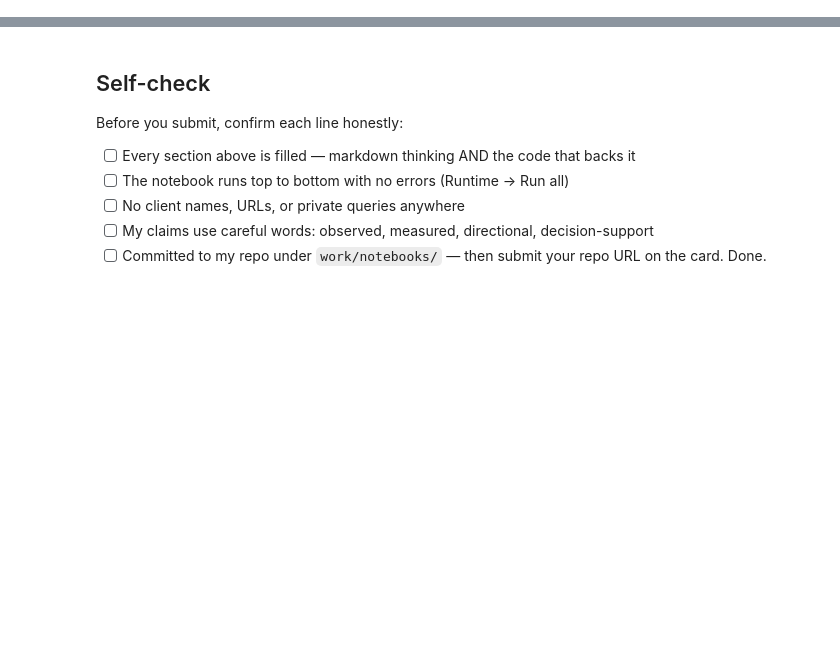
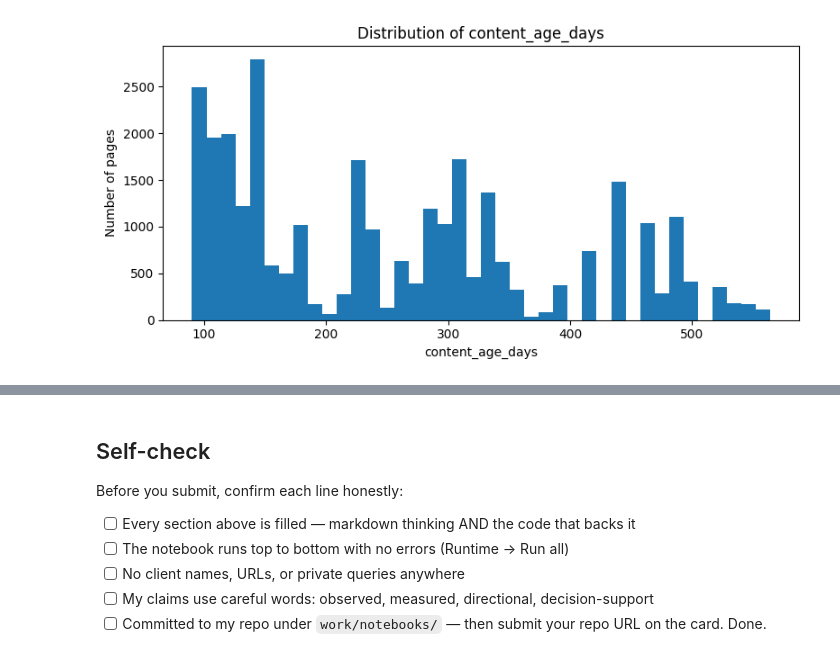
Before and after one commit to sunainakhatwani12/flyrank-ml-internship-sunaina, a Jupyter notebook: work/notebooks/w03_feature_leakage_check.ipynb, the cells around one changed output, grey strips where cells are left out. Saved outputs shown, nothing was run; the diff lists cells and outputs as text; code cells hidden in the pictures; blank space fills up the shorter version.

Commit message:
Complete w03 feature leakage check

```diff
--- a/work/notebooks/w03_feature_leakage_check.ipynb
+++ b/work/notebooks/w03_feature_leakage_check.ipynb
@@ -147,5 +10,0 @@ Label-derived fields, client identifiers, and future information are not include
-# %%
-print("Feature Summary\n")
-
-for column in feature_vector.columns:
-    print(f"{column:30} Missing values: {feature_vector[column].isna().sum()}")
@@ -296,0 +15,79 @@ These exclusions help ensure that the model learns only from historical informat
+# %%
+import numpy as np
+import pandas as pd
+import matplotlib.pyplot as plt
+
+DATA_URL = (
+    "https://raw.githubusercontent.com/"
+    "sunainakhatwani12/flyrank-ml-internship-sunaina/"
+    "main/data/raw/content_refresh_anonymized.csv"
+)
+
+df = pd.read_csv(DATA_URL)
+
+distribution_fields = [
+    "content_age_days",
+    "impressions_90d",
+    "clicks_90d",
+    "ctr",
+    "avg_position",
+    "engagement_rate"
+]
+
+available_fields = [
+    column for column in distribution_fields
+    if column in df.columns
+]
+
+print("Dataset shape:", df.shape)
+print("Fields reviewed:", available_fields)
+
+summary = df[available_fields].describe(
+    percentiles=[0.25, 0.50, 0.75, 0.90, 0.95, 0.99]
+).transpose()
+
+summary["missing"] = df[available_fields].isna().sum()
+
+display(
+    summary[
+        [
+            "count",
+            "mean",
+            "50%",
+            "75%",
+            "90%",
+            "95%",
+            "99%",
+            "max",
+            "missing"
+        ]
+    ].round(3)
+)
+
+for column in available_fields:
+    values = pd.to_numeric(df[column], errors="coerce").dropna()
+
+    plt.figure(figsize=(8, 4))
+    plt.hist(values, bins=40)
+    plt.title(f"Distribution of {column}")
+    plt.xlabel(column)
+    plt.ylabel("Number of pages")
+    plt.tight_layout()
+    plt.show()
+
+print("\nHeavy-tail check")
+
+for column in ["impressions_90d", "clicks_90d"]:
+    if column in df.columns:
+        values = pd.to_numeric(df[column], errors="coerce").dropna()
+
+        median_value = values.median()
+        p99_value = values.quantile(0.99)
+        maximum_value = values.max()
+
+        print(
+            f"{column}: median={median_value:.2f}, "
+            f"99th percentile={p99_value:.2f}, "
+            f"maximum={maximum_value:.2f}"
+        )
+# %% [output]
@@ -296,0 +103 @@ These exclusions help ensure that the model learns only from historical informat
+[figure, added]
```
Also changed, not shown: parts of 25 cells of this notebook.
